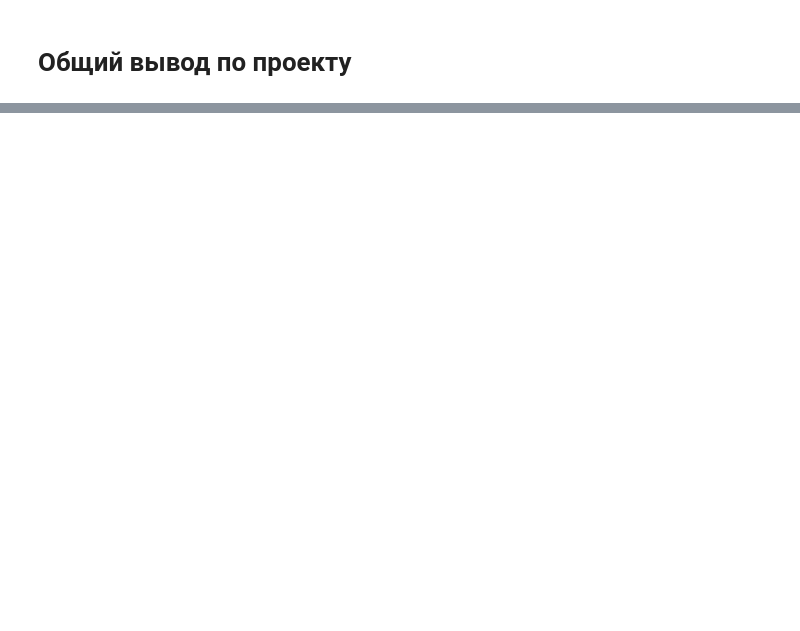
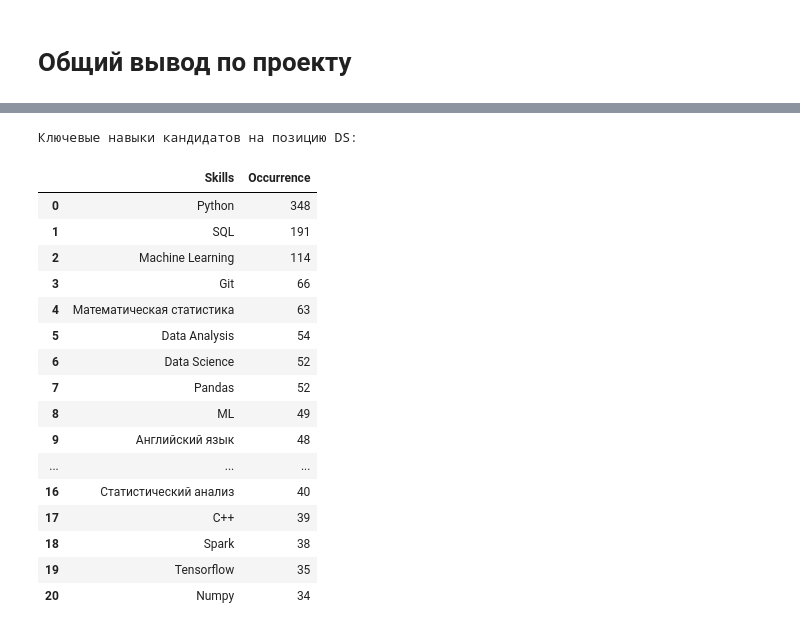
Before and after one commit to ssiarhei115/Vacancies-analysis, a Jupyter notebook: Project_2_template.ipynb, the cells around one changed output, grey strips where cells are left out. Cells and saved outputs as stored; diff of their text form; code cells hidden in the pictures; blank space fills up the shorter version.

```diff
--- a/Project_2_template.ipynb
+++ b/Project_2_template.ipynb
@@ -631,0 +767,50 @@ display(df)
+# %%
+query_tot_3 = f'''
+    select *
+    from vacancies
+    where
+        (lower(name) like '%data%scientist%' or
+        lower(name) like '%data%science%' or
+        lower(name) like '%исследователь%данных%' or
+        (name like '%ML%' and name not like '%HTML%') or
+        lower(name) like '%machine%learning%' or
+        lower(name) like '%машинн%обучен%') and
+        key_skills is not null
+'''
+
+df = pd.read_sql(sa.text(query_tot_3), engine)
+engine.dispose()
+
+skills_dict = {}
+for item in df['key_skills']:
+    for skill in (item.split('\t')):
+        if skill not in skills_dict:
+            skills_dict[skill] = 1
+        else:
+            skills_dict[skill] += 1
+
+sd_sorted = {val[0]:val[1] for val in sorted(skills_dict.items(), key= lambda x: (-x[1], x[0]))}
+
+df_skills = pd.DataFrame(sd_sorted.items(), columns=['Skills', 'Occurrence'])
+
+print("Ключевые навыки кандидатов на позицию DS:")
+display(df_skills.iloc[0:21])
+# %% [output]
+Ключевые навыки кандидатов на позицию DS:
+|  | Skills | Occurrence |
+| 0 | Python | 348 |
+| 1 | SQL | 191 |
+| 2 | Machine Learning | 114 |
+| 3 | Git | 66 |
+| 4 | Математическая статистика | 63 |
+| 5 | Data Analysis | 54 |
+| 6 | Data Science | 52 |
+| 7 | Pandas | 52 |
+| 8 | ML | 49 |
+| 9 | Английский язык | 48 |
+| ... | ... | ... |
+| 16 | Статистический анализ | 40 |
+| 17 | C++ | 39 |
+| 18 | Spark | 38 |
+| 19 | Tensorflow | 35 |
+| 20 | Numpy | 34 |
```
Also changed, not shown: parts of 38 cells of this notebook, 3 other files.
